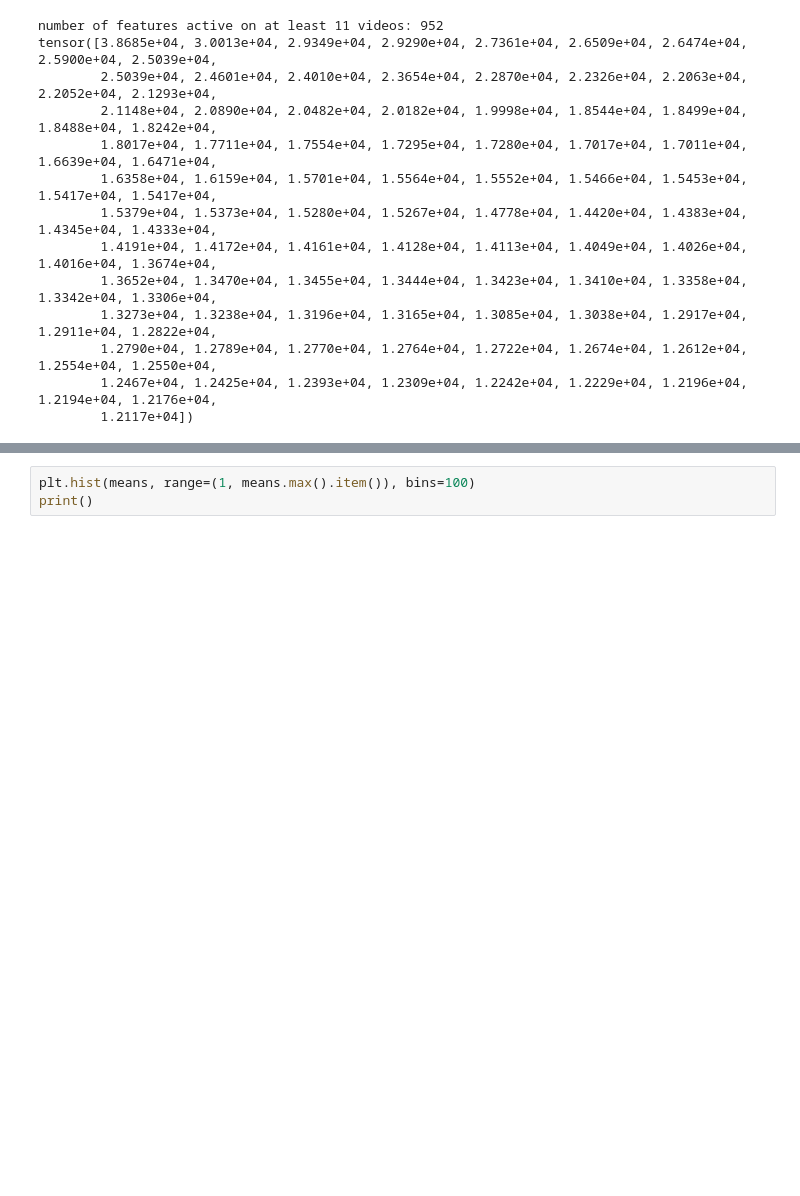
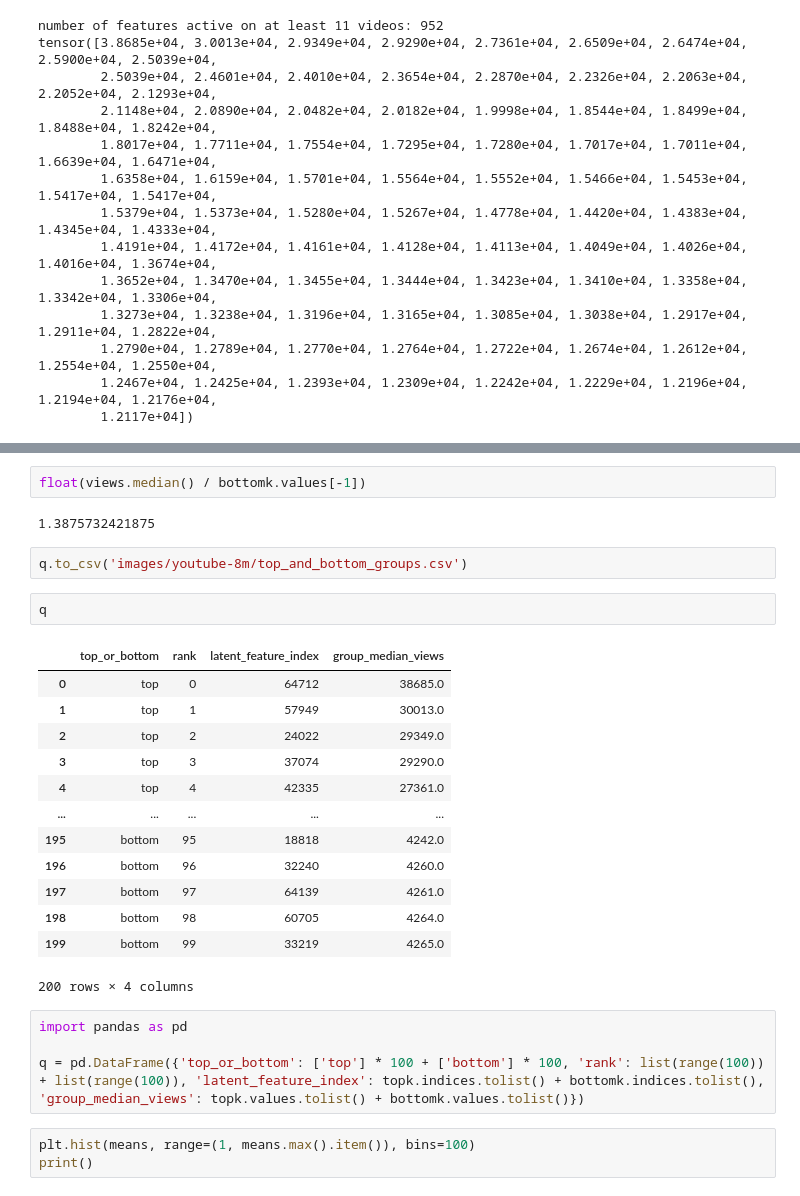
Before and after one commit to Lewington-pitsos/sae_vit, a Jupyter notebook: yt.ipynb, the cells around one changed output, grey strips where cells are left out. Saved outputs shown, nothing was run; the diff lists cells and outputs as text; blank space fills up the shorter version.

```diff
--- a/yt.ipynb
+++ b/yt.ipynb
@@ -116,3 +168,29 @@ tensor([3.8685e+04, 3.0013e+04, 2.9349e+04, 2.9290e+04, 2.7361e+04, 2.6509e+04,
+# %%
+float(views.median() / bottomk.values[-1])
+# %% [output]
+1.3875732421875
+# %%
+q.to_csv('images/youtube-8m/top_and_bottom_groups.csv')
+# %%
+q
+# %% [output]
+|  | top_or_bottom | rank | latent_feature_index | group_median_views |
+| 0 | top | 0 | 64712 | 38685.0 |
+| 1 | top | 1 | 57949 | 30013.0 |
+| 2 | top | 2 | 24022 | 29349.0 |
+| 3 | top | 3 | 37074 | 29290.0 |
+| 4 | top | 4 | 42335 | 27361.0 |
+| ... | ... | ... | ... | ... |
+| 195 | bottom | 95 | 18818 | 4242.0 |
+| 196 | bottom | 96 | 32240 | 4260.0 |
+| 197 | bottom | 97 | 64139 | 4261.0 |
+| 198 | bottom | 98 | 60705 | 4264.0 |
+| 199 | bottom | 99 | 33219 | 4265.0 |
+200 rows × 4 columns
+# %%
+import pandas as pd
+
+q = pd.DataFrame({'top_or_bottom': ['top'] * 100 + ['bottom'] * 100, 'rank': list(range(100)) + list(range(100)), 'latent_feature_index': topk.indices.tolist() + bottomk.indices.tolist(), 'group_median_views': topk.values.tolist() + bottomk.values.tolist()})
 # %%
 plt.hist(means, range=(1, means.max().item()), bins=100)
 print()
```
Also changed, not shown: parts of 2 cells of this notebook, 1 other file.
